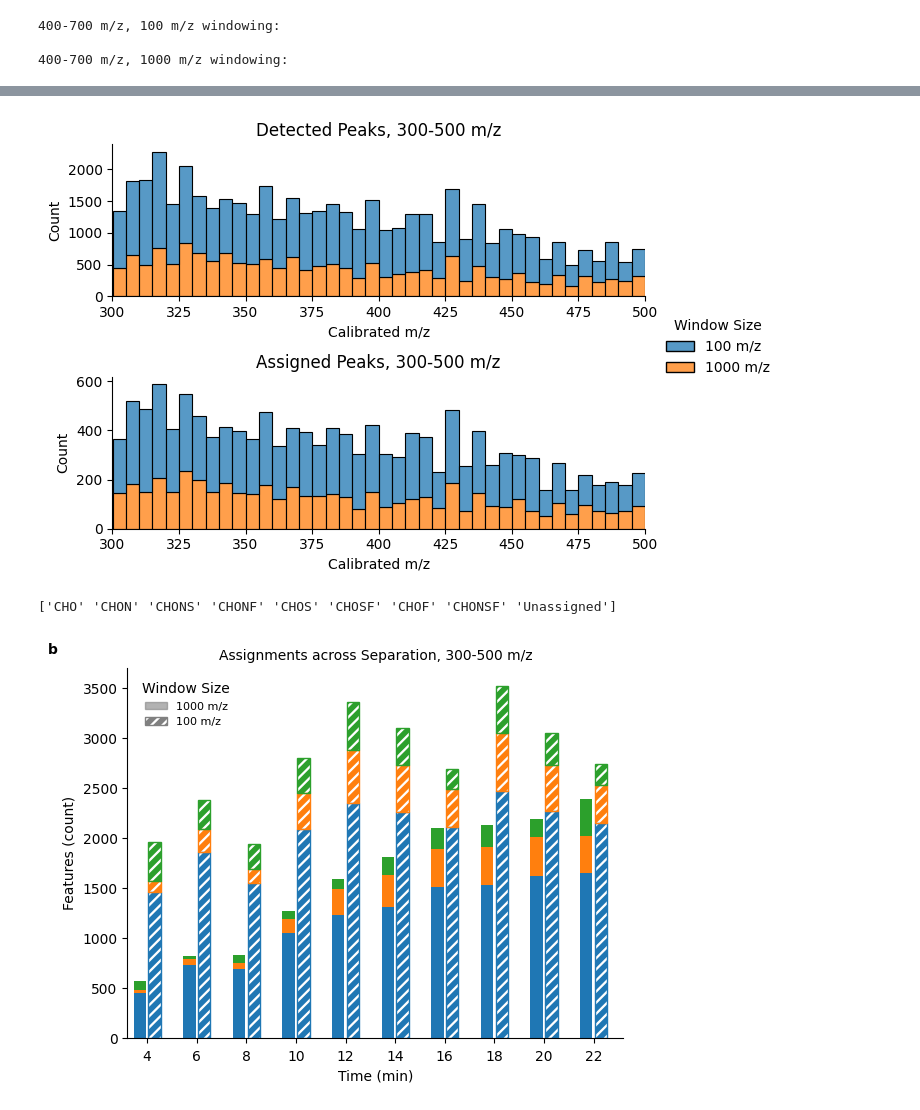
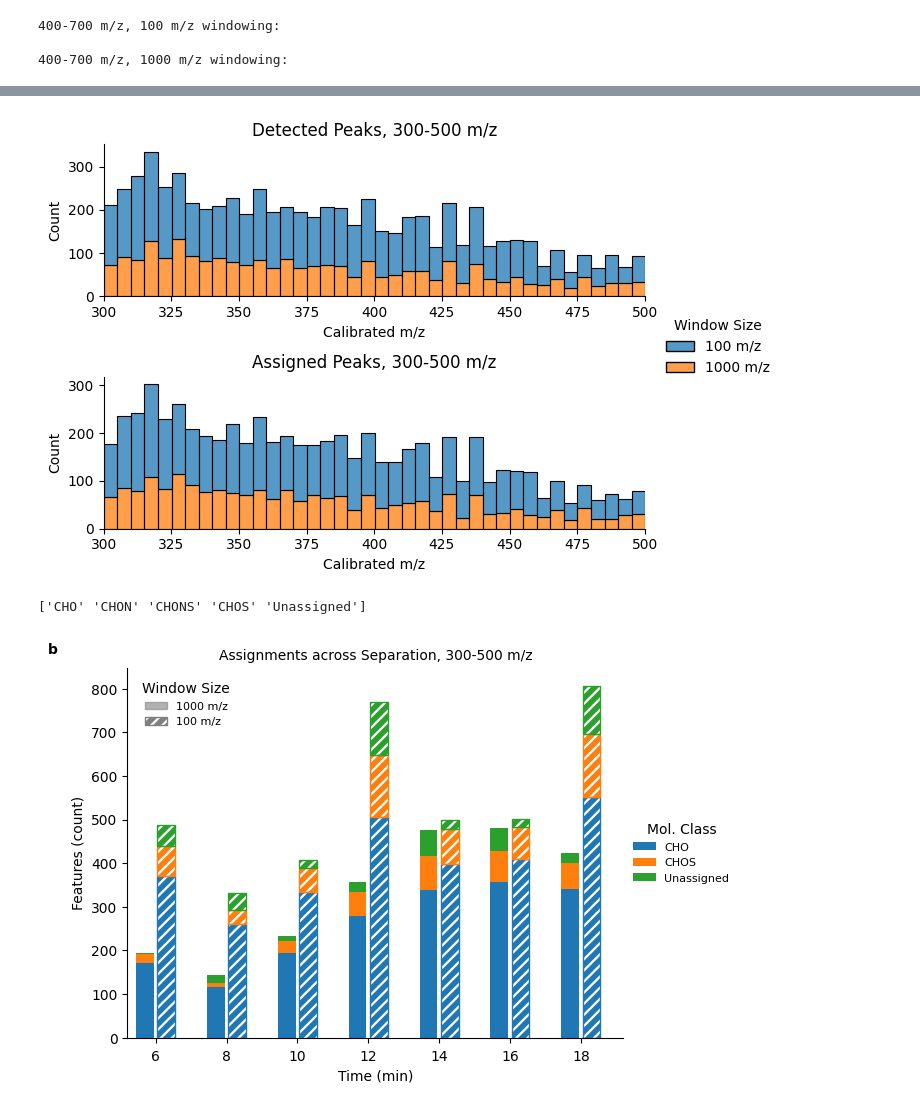
Before and after one commit to rboiteau/CoreMS, a Jupyter notebook: LC-21T-neg.ipynb, the cells around one changed output, grey strips where cells are left out. Cells and saved outputs as stored; diff of their text form; code cells hidden in the pictures.

```diff
--- a/LC-21T-neg.ipynb
+++ b/LC-21T-neg.ipynb
@@ -44,7 +41,7 @@ os.chdir(dir)
 # %%
 # get files & parsers
 
-dir='/Volumes/Samsung_T5/NHMFL/2023_January_Christian/wastewater/Zorbax_5um_inject_1500ms/neg'
+dir='/Volumes/Samsung_T5/NHMFL/2023_January_Christian/wastewater/Zorbax_5um_inject_1500ms/neg/subset'
 flist=os.listdir(dir)
 os.chdir(dir)
 
@@ -53,7 +50,7 @@ os.chdir(dir)
 MSfiles={}
 
 for f in flist:
-    if ('.raw' in f) & ('._' not in f) :
+    if ('.raw' in f) & ('._' not in f) & ('qh2o' not in f):
         print(f)
         parser = rawFileReader.ImportMassSpectraThermoMSFileReader(f)
         MSfiles[f]={'parser': parser}
@@ -370,7 +195,9 @@ for window in data_df['m/z window'].unique():
 data_df.to_csv(dir+'/processed_'+fname)
 # %%
 #-#-#-# read assignment results from .csv
-data_df = pd.read_csv(dir+'/processed_'+fname)
+dir = '/Volumes/Samsung_T5/NHMFL/2023_January_Christian/wastewater/Zorbax_5um_inject_1500ms/neg/'
+fname = 'processed_ww_initial_assignment.csv'
+data_df = pd.read_csv(dir+fname)
 # %%
 # create subsets of assignments based m/z window
 
@@ -634,7 +671,7 @@ fig.legend(handles, labels, bbox_to_anchor=(0.98, 0.5), loc='center left',frameo
 fig.tight_layout()
 plt.show()
 # %% [output]
-[figure, old version]
+[figure, new version]
 # %%
 import matplotlib.patches as mpatches
 fig, ax4 = plt.subplots()
@@ -658,7 +695,7 @@ df100 = df[df['m/z Window']=='100 m/z']
 ax4 = df.plot.bar(x='Time',y=df.columns[1:],stacked=True,ylabel='Peaks',ax=ax4)
 #ax4 = df100.plot.bar(x='Time',y=df.columns[1:],stacked=True,ylabel='Peaks',ax=ax4)
 plt.rcParams['hatch.linewidth'] = 4
-n = 20
+n = 14
 for i in range(n):
     new_x = ax4.patches[i].get_x() - ((i%2)/2)
     ax4.patches[i].set_x(new_x)
@@ -686,7 +723,7 @@ for i in range(n):
 
 # Update tick locations correspondingly
 #minor_tick_locs = [x.get_x()+1/4 for x in ax4.patches[:28]]
-major_tick_locs = np.array([x.get_x()+1/4 for x in ax4.patches[:int(n)]]).reshape(int(n/2), 2).mean(axis=1)
+major_tick_locs = np.array([x.get_x()+1/4 for x in ax4.patches[:14]]).reshape(7, 2).mean(axis=1)
 #ax4.set_xticks(minor_tick_locs, minor=True)
 ax4.set_xticks(major_tick_locs)
 
@@ -707,32 +744,32 @@ ax4.set_ylabel('Features (count)')
 leg = plt.legend(loc='center left', bbox_to_anchor=(1., 0.5), frameon=False, title='Mol. Class', prop={'size': 8})
 ax4.add_artist(leg)
 ax4.set_title('Assignments across Separation, 300-500 m/z',fontsize= 10)
 a_val = 0.6
 
 patch_full = mpatches.Patch(color='gray', alpha=a_val,label='1000 m/z')
 patch_100 = mpatches.Patch(edgecolor='gray', facecolor = 'white', hatch = '///',label='100 m/z')
 
 
 
 colors = ['#EA5739','#FEFFBE','#4BB05C']
 
 
 #circ1 = mpatches.Patch( facecolor=colors[0],alpha=a_val,hatch=r'\\\\',label='Label1')
 #circ2= mpatches.Patch( facecolor=colors[1],alpha=a_val,hatch='o',label='Label2')
 #circ3 = mpatches.Patch(facecolor=colors[2],alpha=a_val,hatch='+',label='Label3')
 
 
 plt.legend(handles=[patch_full, patch_100], loc='upper left', bbox_to_anchor=(0.01, 0.99), frameon = False, title='Window Size', prop={'size': 8}) #.legend(handles = [circ1,circ2,circ3],loc=2)#.
 
 
 sns.despine(ax=ax4)
 ax4.text(-.15, 1.05,'b',
     horizontalalignment='center',
     verticalalignment='center',
     transform = ax4.transAxes, fontweight='bold', fontsize = 10)
 sns.despine(ax=ax4)
 
 plt.show()
 # %% [output]
-['CHO' 'CHON' 'CHONS' 'CHONF' 'CHOS' 'CHOSF' 'CHOF' 'CHONSF' 'Unassigned']
+['CHO' 'CHON' 'CHONS' 'CHOS' 'Unassigned']
-[figure, old version]
+[figure, new version]
```
Also changed, not shown: parts of 30 cells of this notebook, 1 other file.
